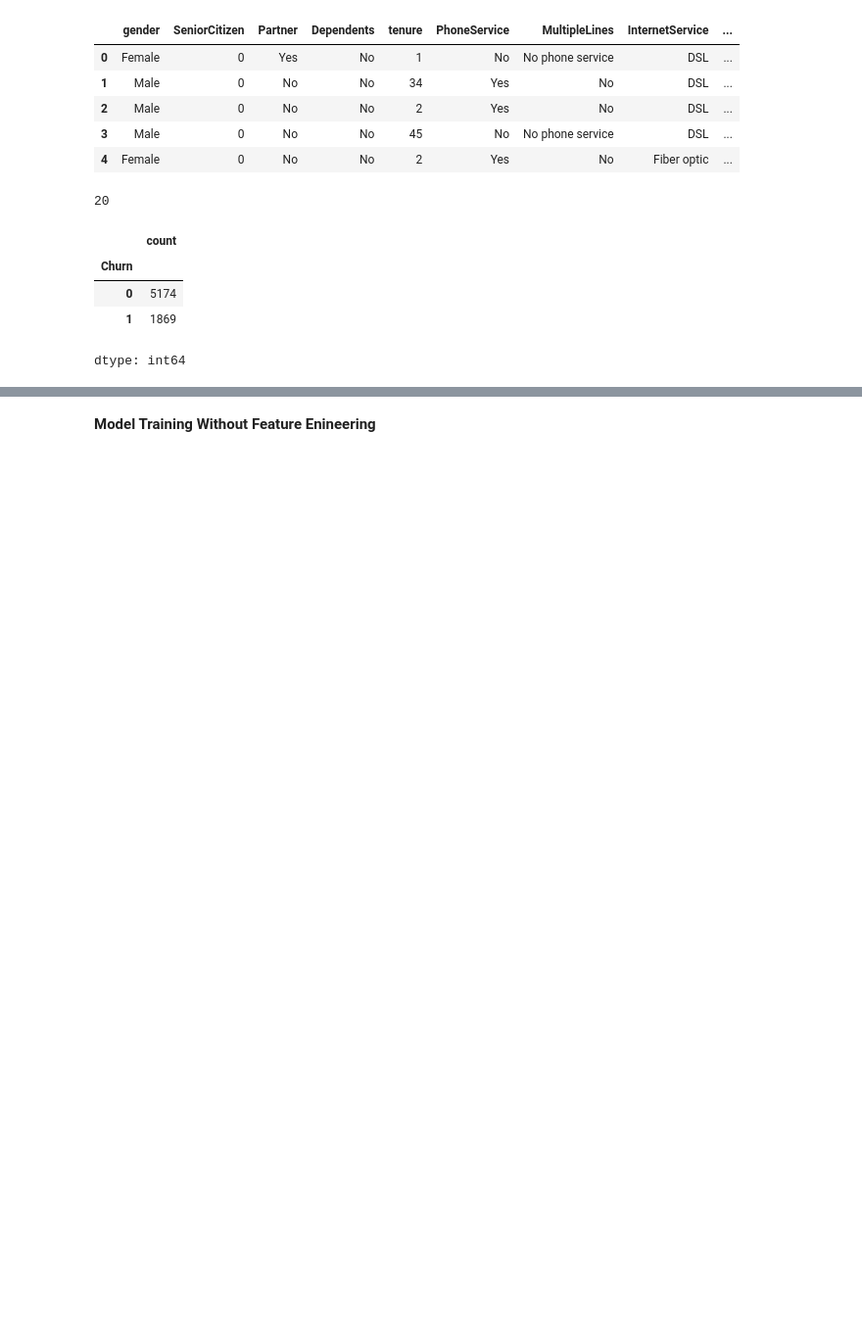
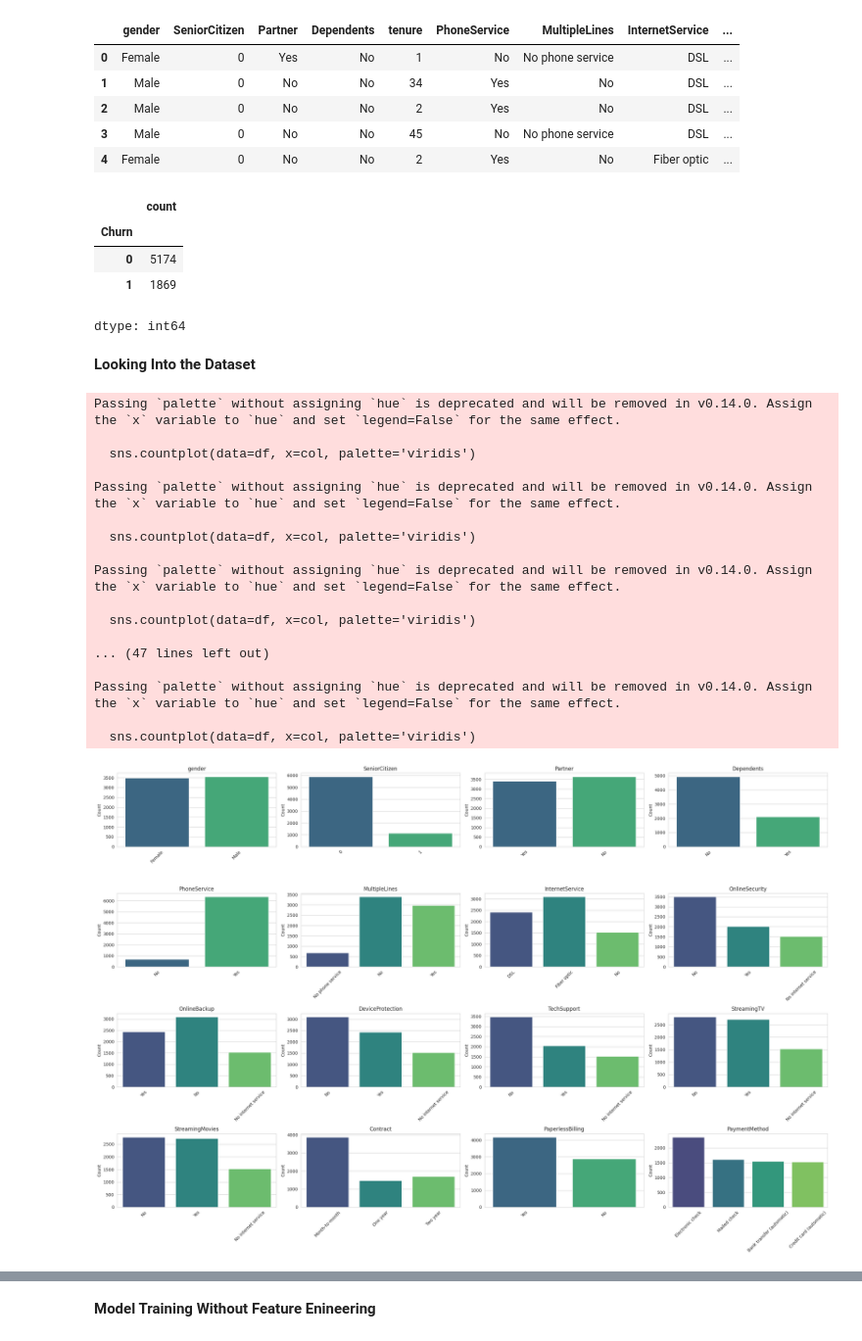
Before and after one commit to Satya-789/ML_Customer_Churn_Prediction_Feature_Engineering, a Jupyter notebook: Customerr_Churn_Prediction_Feature_Engineering_.ipynb, the cells around one changed output, grey strips where cells are left out. Shown: that part at 98% size. Drawn from its saved outputs; the diff is of its cells as text; code cells hidden in the pictures; blank space fills up the shorter version.

```diff
--- a/Customerr_Churn_Prediction_Feature_Engineering_.ipynb
+++ b/Customerr_Churn_Prediction_Feature_Engineering_.ipynb
@@ -254,10 +96,6 @@ display(df.head())
 | 2 | Male | 0 | No | No | 2 | Yes | No | DSL | ... |
 | 3 | Male | 0 | No | No | 45 | No | No phone service | DSL | ... |
 | 4 | Female | 0 | No | No | 2 | Yes | No | Fiber optic | ... |
-# %%
-df.columns.size
-# %% [output]
-20
 # %%
 df['Churn'].value_counts()
 # %% [output]
@@ -266,3 +104,46 @@ df['Churn'].value_counts()
 | 0 | 5174 |
 | 1 | 1869 |
 dtype: int64
+# %% [markdown]
+**Looking Into the Dataset**
+# %%
+dataset_columns = ["gender","SeniorCitizen","Partner","Dependents","PhoneService","MultipleLines","InternetService","OnlineSecurity","OnlineBackup",
+"DeviceProtection","TechSupport","StreamingTV","StreamingMovies","Contract","PaperlessBilling","PaymentMethod"]
+# %%
+# define grid size
+n_cols = 4  # number of columns per row
+n_rows = int(np.ceil(len(dataset_columns) / n_cols))  # number of rows needed
+
+# create figure
+plt.figure(figsize=(6 * n_cols, 4 * n_rows))
+
+# loop through each column and plot
+for i, col in enumerate(dataset_columns, 1):
+    plt.subplot(n_rows, n_cols, i)
+    sns.countplot(data=df, x=col, palette='viridis')
+    plt.title(col, fontsize=12)
+    plt.xlabel('')
+    plt.ylabel('Count')
+    plt.xticks(rotation=45)
+
+plt.tight_layout()
+plt.show()
+# %% [output]
+Passing `palette` without assigning `hue` is deprecated and will be removed in v0.14.0. Assign the `x` variable to `hue` and set `legend=False` for the same effect.
+
+  sns.countplot(data=df, x=col, palette='viridis')
+
+Passing `palette` without assigning `hue` is deprecated and will be removed in v0.14.0. Assign the `x` variable to `hue` and set `legend=False` for the same effect.
+
+  sns.countplot(data=df, x=col, palette='viridis')
+
+Passing `palette` without assigning `hue` is deprecated and will be removed in v0.14.0. Assign the `x` variable to `hue` and set `legend=False` for the same effect.
+
+  sns.countplot(data=df, x=col, palette='viridis')
+
+... (47 lines left out)
+
+Passing `palette` without assigning `hue` is deprecated and will be removed in v0.14.0. Assign the `x` variable to `hue` and set `legend=False` for the same effect.
+
+  sns.countplot(data=df, x=col, palette='viridis')
+[figure, added]
```
Also changed, not shown: parts of 66 cells of this notebook.
